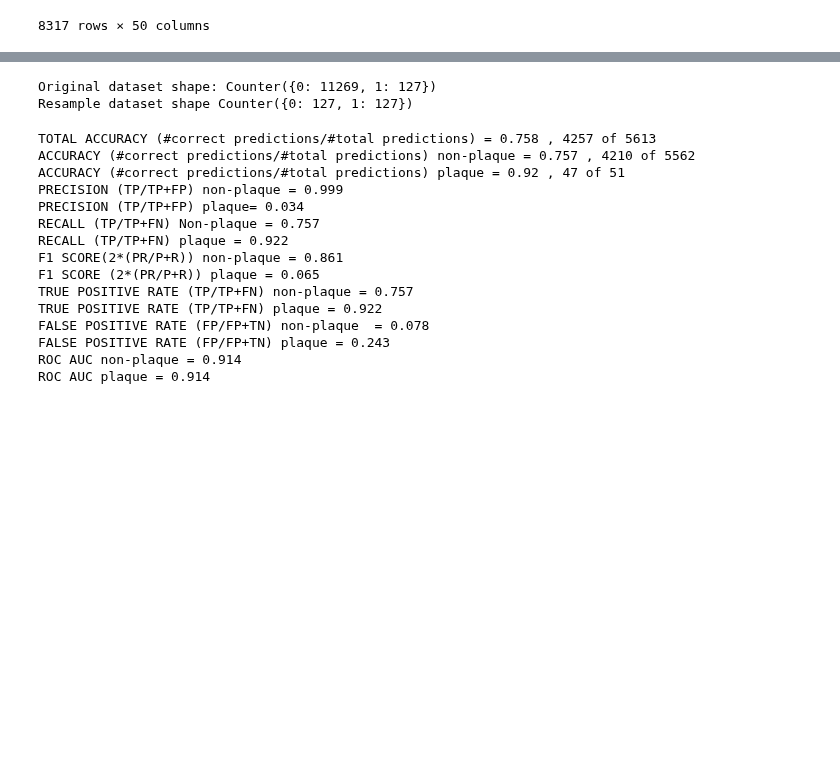
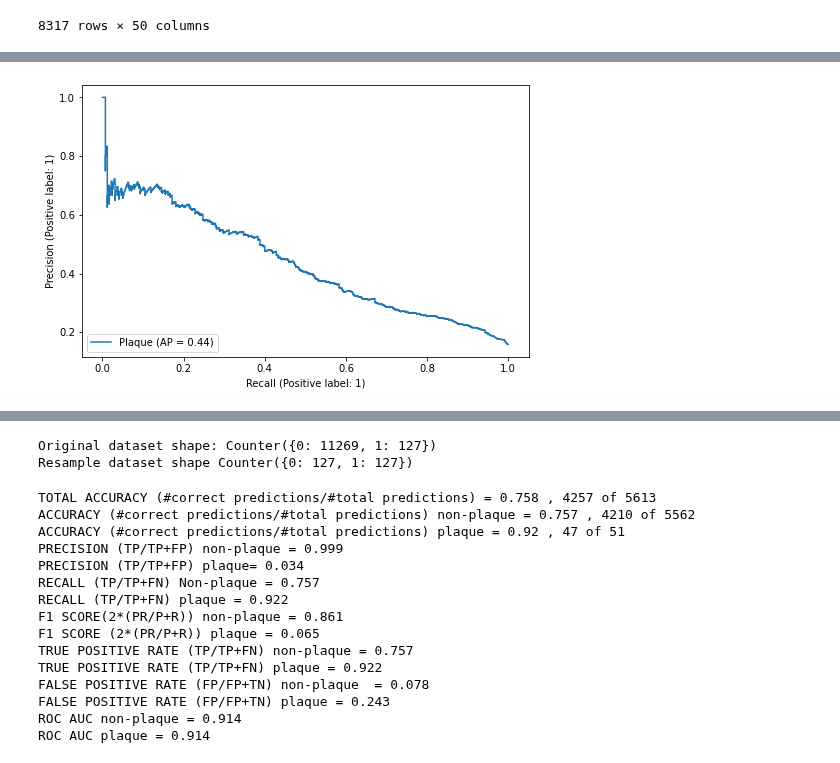
Before and after one commit to dmnburrows/spatial_transcriptomics, a Jupyter notebook: plaque_classify.ipynb, the cells around one changed output, grey strips where cells are left out. Saved outputs shown, nothing was run; the diff lists cells and outputs as text; code cells hidden in the pictures; blank space fills up the shorter version.

```diff
--- a/plaque_classify.ipynb
+++ b/plaque_classify.ipynb
@@ -360,3 +360,19 @@ sub_gm
 | TTGTTTGTATTACACG-1_040-D | 6.258180 | 10.921775 | 7.981891 | 8.465687 | 5.682611 | 8.827350 | 4.710430 | 9.514200 | 7.661389 | 7.469761 | ... | ... |
 | TTGTTTGTGTAAATTC-1_040-D | 5.523385 | 10.701993 | 7.087284 | 5.523385 | 7.499667 | 8.495675 | 5.523385 | 9.885516 | 7.499667 | 7.087284 | ... | ... |
 8317 rows × 50 columns
+# %%
+# classify plaque or no plaque spots based gene expression
+#----------------------------------------------------------------------
+from sklearn.linear_model import LogisticRegression
+from sklearn.model_selection import train_test_split
+from sklearn.linear_model import LogisticRegressionCV
+import sklearn.metrics
+from sklearn.model_selection import cross_val_score
+
+#Split into train and test
+X_train, X_test, y_train, y_test = train_test_split(sub_gm, meta['adj_plq'], test_size=0.33)
+#run CV and take mean of weights across each fold
+model = LogisticRegressionCV(max_iter=1000, penalty='l2', cv=5, refit=False) #refit = False takes mean across all weights
+print(model)
+print(f"Training matrix shape =  {X_train.shape}, Test matrix shape =  {X_test.shape}")
+print(f"Training label shape = {y_train.shape}, Test label shape =  {y_test.shape}")
@@ -362,0 +420,8 @@ sub_gm
+# %%
+from sklearn.metrics import PrecisionRecallDisplay
+fig, ax = plt.subplots(figsize=(8, 5))
+PrecisionRecallDisplay.from_estimator(
+    model, X_test, y_test, name="Plaque", pos_label=1, ax=ax)
+plt.show()
+# %% [output]
+[figure, added]
```
Also changed, not shown: parts of 24 cells of this notebook.
